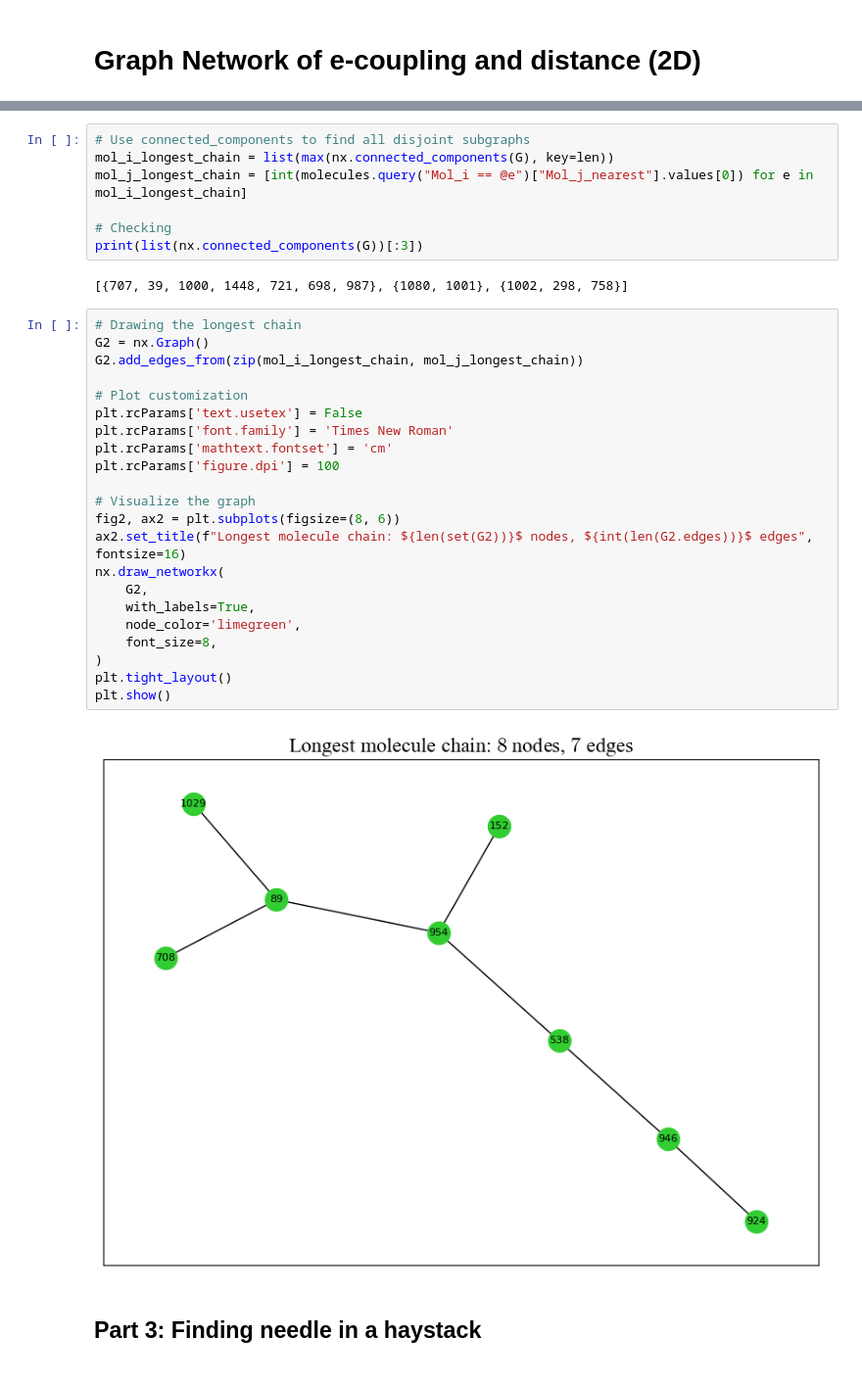
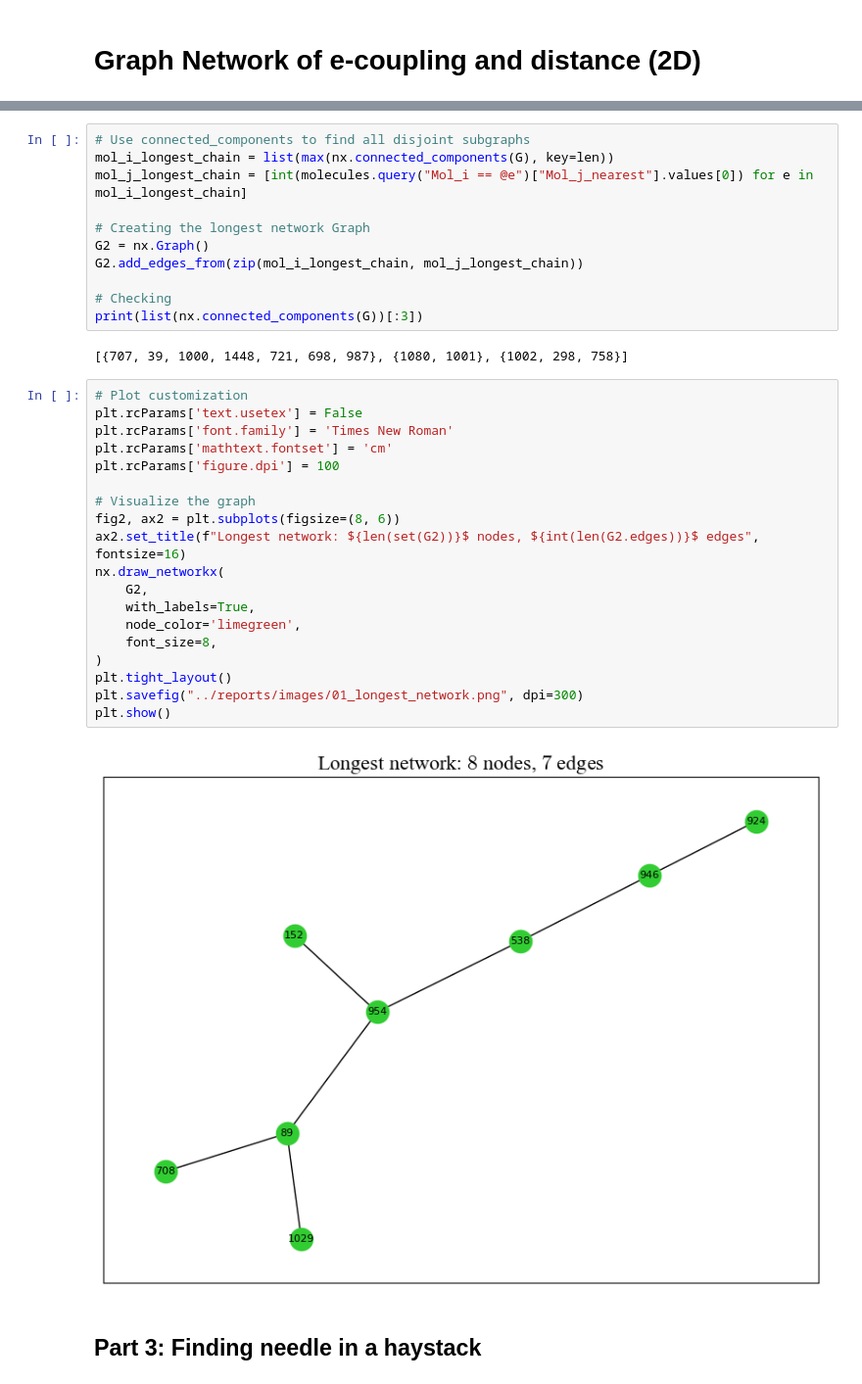
Before and after one commit to QMathsdude/kmc-charge-transport-organic-semiconductor, a Jupyter notebook: notebooks/01_graph_network_of_e-coupling_2D.ipynb, the cells around one changed output, grey strips where cells are left out. Shown at 98% size. Cells and saved outputs as stored; diff of their text form.

```diff
--- a/notebooks/01_graph_network_of_e-coupling_2D.ipynb
+++ b/notebooks/01_graph_network_of_e-coupling_2D.ipynb
@@ -62,34 +73,35 @@ plt.show()
 mol_i_longest_chain = list(max(nx.connected_components(G), key=len))
 mol_j_longest_chain = [int(molecules.query("Mol_i == @e")["Mol_j_nearest"].values[0]) for e in mol_i_longest_chain]
 
+# Creating the longest network Graph
+G2 = nx.Graph()
+G2.add_edges_from(zip(mol_i_longest_chain, mol_j_longest_chain))
+
 # Checking
 print(list(nx.connected_components(G))[:3])
 # %% [output]
 [{707, 39, 1000, 1448, 721, 698, 987}, {1080, 1001}, {1002, 298, 758}]
 # %%
-# Drawing the longest chain
-G2 = nx.Graph()
-G2.add_edges_from(zip(mol_i_longest_chain, mol_j_longest_chain))
-
 # Plot customization
 plt.rcParams['text.usetex'] = False
 plt.rcParams['font.family'] = 'Times New Roman'
 plt.rcParams['mathtext.fontset'] = 'cm'
 plt.rcParams['figure.dpi'] = 100
 
 # Visualize the graph
 fig2, ax2 = plt.subplots(figsize=(8, 6))
-ax2.set_title(f"Longest molecule chain: ${len(set(G2))}$ nodes, ${int(len(G2.edges))}$ edges", fontsize=16)
+ax2.set_title(f"Longest network: ${len(set(G2))}$ nodes, ${int(len(G2.edges))}$ edges", fontsize=16)
 nx.draw_networkx(
     G2,
     with_labels=True,
     node_color='limegreen',
     font_size=8,
 )
 plt.tight_layout()
+plt.savefig("../reports/images/01_longest_network.png", dpi=300)
 plt.show()
 # %% [output]
-[figure, old version]
+[figure, new version]
 # %% [markdown]
 ## Part 3: Finding needle in a haystack
 # %%
```
Also changed, not shown: parts of 6 cells of this notebook, 7 other files.
